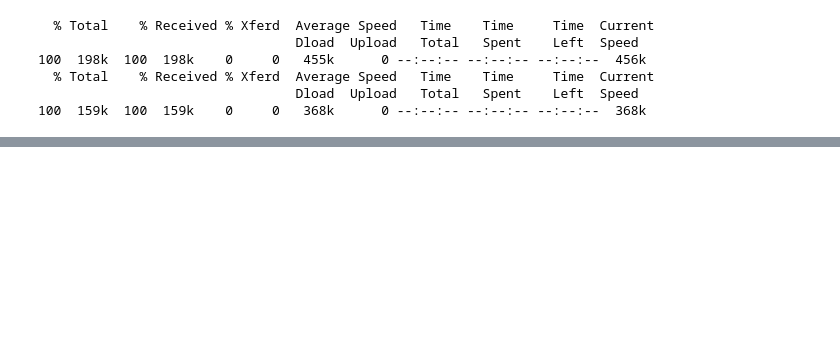
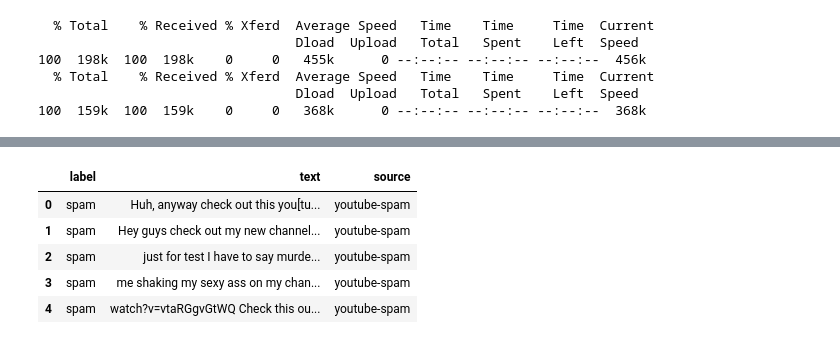
Before and after one commit to jeosol/ai-api, a Jupyter notebook: notebooks/2- Download Datasets & Unzip.ipynb, the cells around one changed output, grey strips where cells are left out. Saved outputs shown, nothing was run; the diff lists cells and outputs as text; code cells hidden in the pictures; blank space fills up the shorter version.

```diff
--- a/notebooks/2- Download Datasets & Unzip.ipynb
+++ b/notebooks/2- Download Datasets & Unzip.ipynb
@@ -50,0 +86,23 @@ Archive:  /home/onwunalu/codelib/python/tutorials/computer-vision/ai-api/dataset
+# %%
+my_dfs = []
+for path in YOUTUBE_SPAM_DIR.glob("*.csv"):
+
+    raw_df = pd.read_csv(path)
+    raw_df.rename(columns={"CLASS": 'raw_label', "CONTENT" : "text"},  inplace=True)
+    raw_df['label'] = raw_df['raw_label'].apply(lambda x: "spam" if str(x) == "1" else "ham")
+    raw_df['raw_source'] = str(path.name)
+    raw_df['source'] = 'youtube-spam'
+    # keep only columns we need
+    df = raw_df.copy()[['label', 'text', 'source']]
+    my_dfs.append(df)
+
+yt_df = pd.concat(my_dfs)
+# %%
+yt_df.head()
+# %% [output]
+|  | label | text | source |
+| 0 | spam | Huh, anyway check out this you[tu... | youtube-spam |
+| 1 | spam | Hey guys check out my new channel... | youtube-spam |
+| 2 | spam | just for test I have to say murde... | youtube-spam |
+| 3 | spam | me shaking my sexy ass on my chan... | youtube-spam |
+| 4 | spam | watch?v=vtaRGgvGtWQ Check this ou... | youtube-spam |
```
Also changed, not shown: parts of 8 cells of this notebook.
